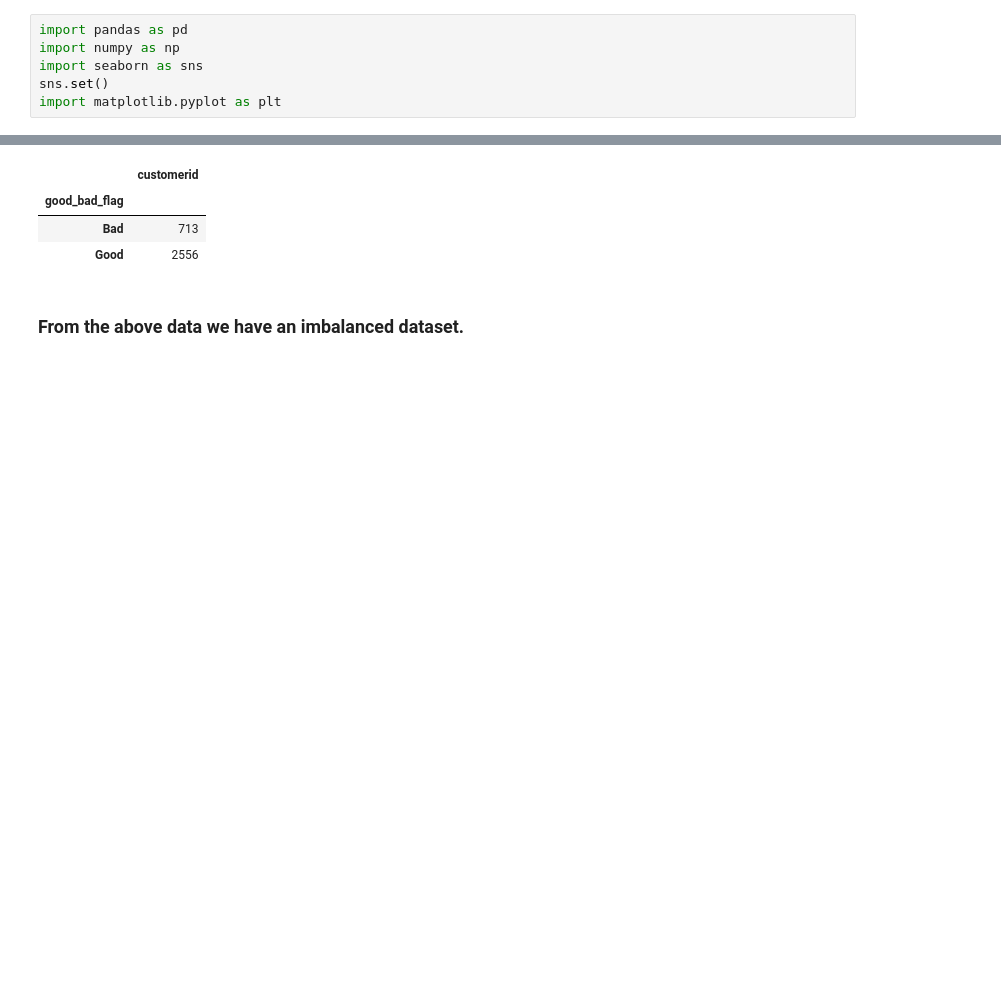
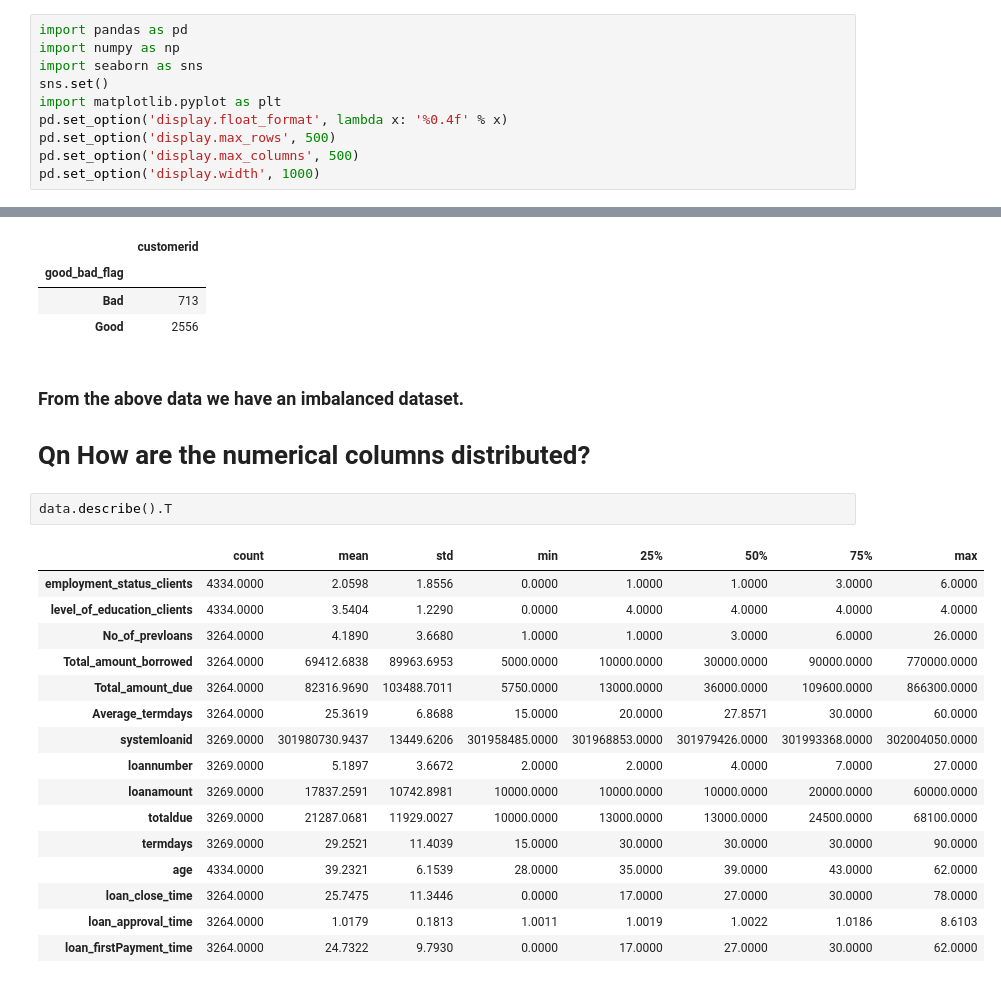
Before and after one commit to Group-10-Refactory-Capstone/Group10RefactoryCapstone, a Jupyter notebook: Explanatory Data analysis simon.ipynb, the cells around one changed output, grey strips where cells are left out. Drawn from its saved outputs; the diff is of its cells as text; blank space fills up the shorter version.

```diff
--- a/Explanatory Data analysis simon.ipynb
+++ b/Explanatory Data analysis simon.ipynb
@@ -4,6 +4,10 @@ import numpy as np
 import seaborn as sns
 sns.set()
 import matplotlib.pyplot as plt
+pd.set_option('display.float_format', lambda x: '%0.4f' % x)
+pd.set_option('display.max_rows', 500)
+pd.set_option('display.max_columns', 500)
+pd.set_option('display.width', 1000)
 # %%
 data =pd.read_csv(r'Datasets\cleaned_dataset1_encoded.csv')
 data.head()
@@ -62,3 +66,24 @@ data.groupby('good_bad_flag').agg({'customerid':'nunique'})
 | Good | 2556 |
 # %% [markdown]
 ### From the above data we have an imbalanced dataset.
+
+# Qn How are the numerical columns distributed?
+# %%
+data.describe().T
+# %% [output]
+|  | count | mean | std | min | 25% | 50% | 75% | max |
+| employment_status_clients | 4334.0000 | 2.0598 | 1.8556 | 0.0000 | 1.0000 | 1.0000 | 3.0000 | 6.0000 |
+| level_of_education_clients | 4334.0000 | 3.5404 | 1.2290 | 0.0000 | 4.0000 | 4.0000 | 4.0000 | 4.0000 |
+| No_of_prevloans | 3264.0000 | 4.1890 | 3.6680 | 1.0000 | 1.0000 | 3.0000 | 6.0000 | 26.0000 |
+| Total_amount_borrowed | 3264.0000 | 69412.6838 | 89963.6953 | 5000.0000 | 10000.0000 | 30000.0000 | 90000.0000 | 770000.0000 |
+| Total_amount_due | 3264.0000 | 82316.9690 | 103488.7011 | 5750.0000 | 13000.0000 | 36000.0000 | 109600.0000 | 866300.0000 |
+| Average_termdays | 3264.0000 | 25.3619 | 6.8688 | 15.0000 | 20.0000 | 27.8571 | 30.0000 | 60.0000 |
+| systemloanid | 3269.0000 | 301980730.9437 | 13449.6206 | 301958485.0000 | 301968853.0000 | 301979426.0000 | 301993368.0000 | 302004050.0000 |
+| loannumber | 3269.0000 | 5.1897 | 3.6672 | 2.0000 | 2.0000 | 4.0000 | 7.0000 | 27.0000 |
+| loanamount | 3269.0000 | 17837.2591 | 10742.8981 | 10000.0000 | 10000.0000 | 10000.0000 | 20000.0000 | 60000.0000 |
+| totaldue | 3269.0000 | 21287.0681 | 11929.0027 | 10000.0000 | 13000.0000 | 13000.0000 | 24500.0000 | 68100.0000 |
+| termdays | 3269.0000 | 29.2521 | 11.4039 | 15.0000 | 30.0000 | 30.0000 | 30.0000 | 90.0000 |
+| age | 4334.0000 | 39.2321 | 6.1539 | 28.0000 | 35.0000 | 39.0000 | 43.0000 | 62.0000 |
+| loan_close_time | 3264.0000 | 25.7475 | 11.3446 | 0.0000 | 17.0000 | 27.0000 | 30.0000 | 78.0000 |
+| loan_approval_time | 3264.0000 | 1.0179 | 0.1813 | 1.0011 | 1.0019 | 1.0022 | 1.0186 | 8.6103 |
+| loan_firstPayment_time | 3264.0000 | 24.7322 | 9.7930 | 0.0000 | 17.0000 | 27.0000 | 30.0000 | 62.0000 |
```
Also changed, not shown: parts of 2 cells of this notebook.
